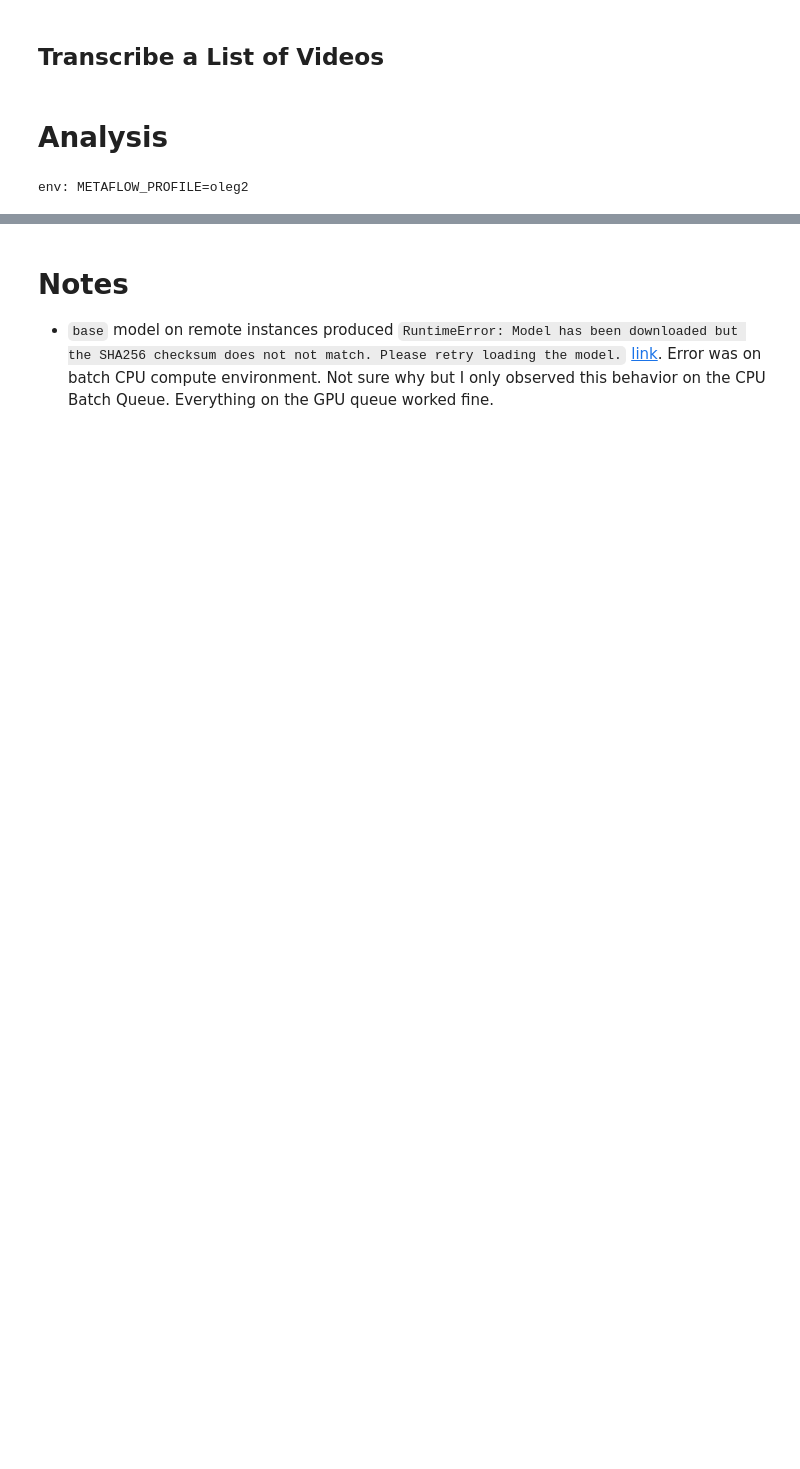
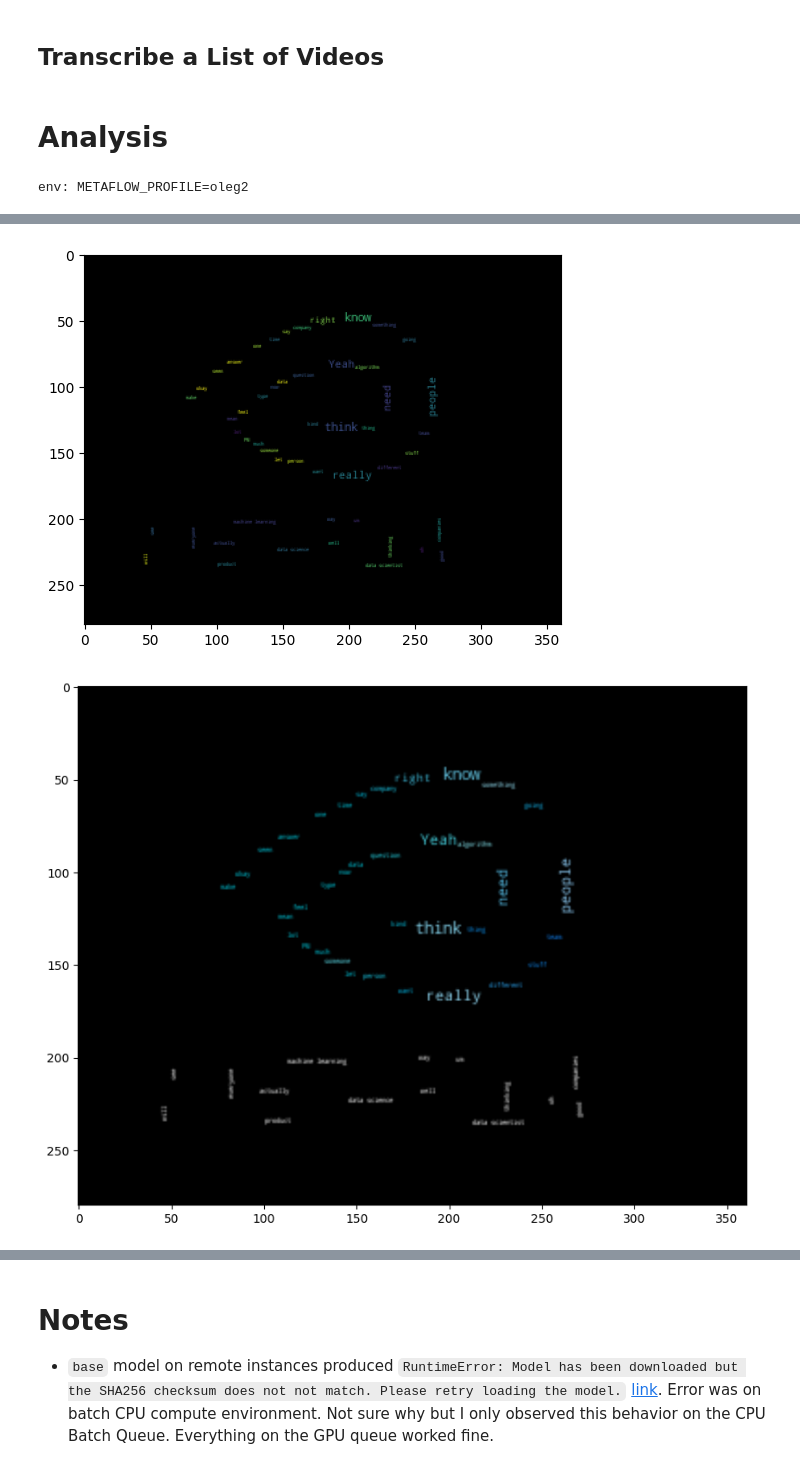
Before and after one commit to outerbounds/whisper-metaflow, a Jupyter notebook: youtube_video_to_text_demo.ipynb, the cells around one changed output, grey strips where cells are left out. Saved outputs shown, nothing was run; the diff lists cells and outputs as text; code cells hidden in the pictures; blank space fills up the shorter version.

```diff
--- a/youtube_video_to_text_demo.ipynb
+++ b/youtube_video_to_text_demo.ipynb
@@ -123,2 +121,7 @@ run.data.results
 # %%
-run.data.results.transcription_text.values[0].strip()
+# gather text from each example
+# this will aggregate results in the postprocess step
+text = " ".join(
+    v.strip()
+    for v in run.data.results.transcription_text.values
+)
@@ -134,0 +1038,41 @@ video = YouTube('https://youtube.com/watch?v=hIiDXPHqEFM')
+# %%
+img_url = './logo.png'
+img_color = np.array(Image.open(img_url))
+img_color = img_color[::3, ::3] # lossy subsample
+img_mask = img_color.copy()
+img_mask[img_mask.sum(axis=2) == 0] = 255
+edges = np.mean([
+    gaussian_gradient_magnitude(img_color[:, :, i] / 255., 2)
+    for i in range(3)
+], axis=0)
+img_mask[edges > .08] = 255
+# %%
+wc = WordCloud(
+    max_words=100,
+    mask=img_mask,
+    max_font_size=80,
+    random_state=42,
+    relative_scaling=0
+)
+# %%
+# generate word cloud
+wc.generate(text)
+plt.imshow(wc)
+
+# create coloring from image
+wc.recolor(color_func=ImageColorGenerator(img_color))
+plt.figure(figsize=(10, 10))
+plt.imshow(wc, interpolation="bilinear")
+wc.to_file("parrot_new.png")
+
+plt.figure(figsize=(10, 10))
+plt.title("Original Image")
+plt.imshow(img_color)
+
+plt.figure(figsize=(10, 10))
+plt.title("Edge map")
+plt.imshow(edges)
+plt.show()
+# %% [output]
+[figure, added]
+[figure, added]
```
Also changed, not shown: parts of 12 cells of this notebook, 3 other files.
